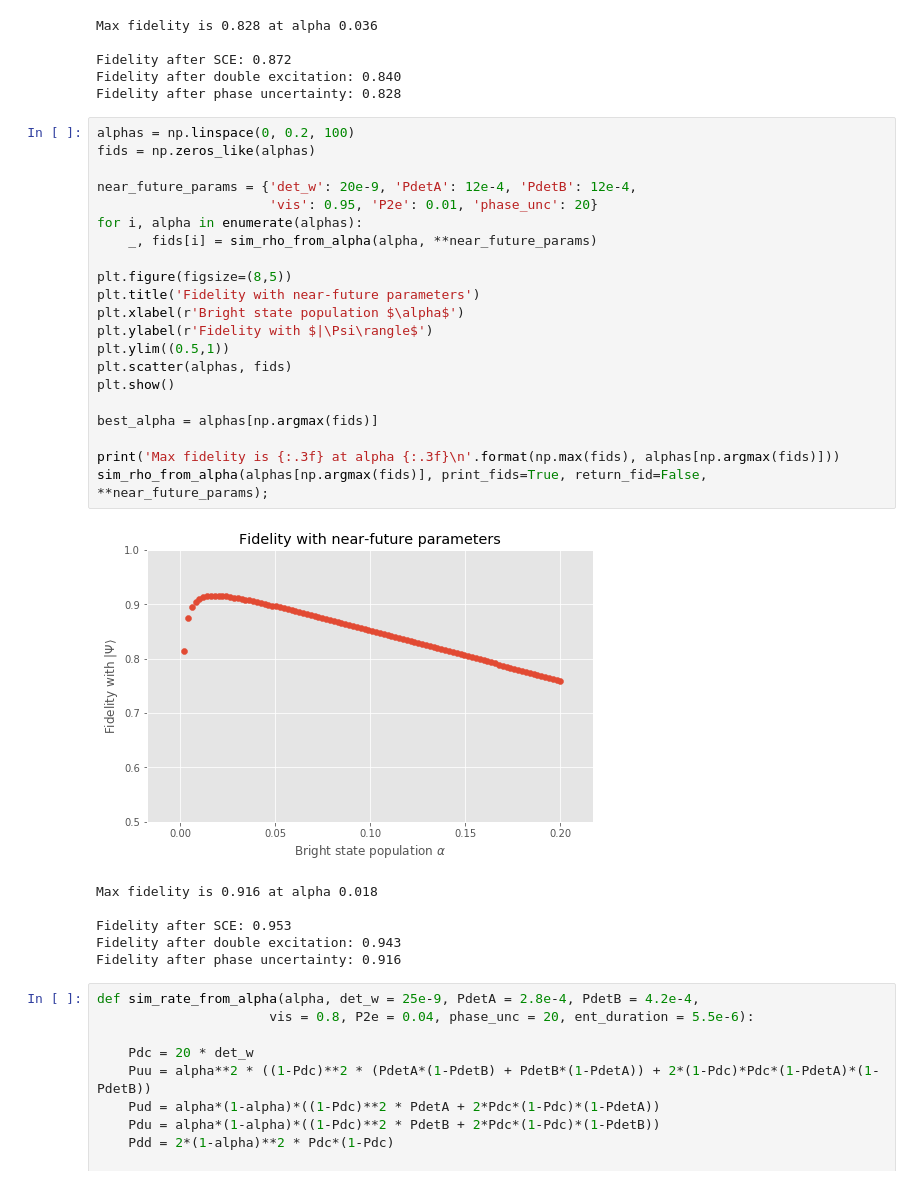
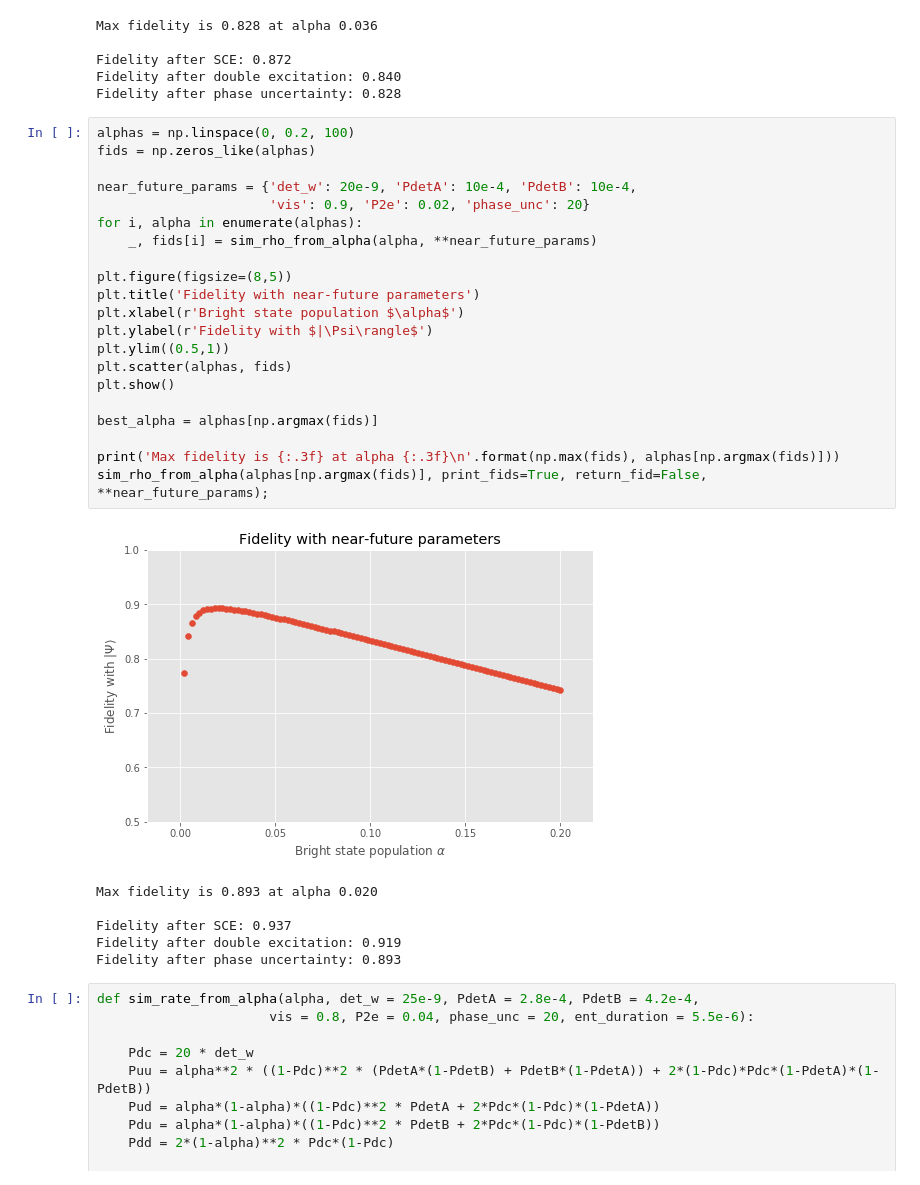
Before and after one commit to matpompili/go-nogo, a Jupyter notebook: Proposal.ipynb, the cells around one changed output. Cells and saved outputs as stored; diff of their text form.

```diff
--- a/Proposal.ipynb
+++ b/Proposal.ipynb
@@ -390,31 +390,31 @@ Fidelity after phase uncertainty: 0.828
 # %%
 alphas = np.linspace(0, 0.2, 100)
 fids = np.zeros_like(alphas)
 
-near_future_params = {'det_w': 20e-9, 'PdetA': 12e-4, 'PdetB': 12e-4,
-                      'vis': 0.95, 'P2e': 0.01, 'phase_unc': 20}
+near_future_params = {'det_w': 20e-9, 'PdetA': 10e-4, 'PdetB': 10e-4,
+                      'vis': 0.9, 'P2e': 0.02, 'phase_unc': 20}
 for i, alpha in enumerate(alphas):
     _, fids[i] = sim_rho_from_alpha(alpha, **near_future_params)
 
 plt.figure(figsize=(8,5))
 plt.title('Fidelity with near-future parameters')
 plt.xlabel(r'Bright state population $\alpha$')
 plt.ylabel(r'Fidelity with $|\Psi\rangle$')
 plt.ylim((0.5,1))
 plt.scatter(alphas, fids)
 plt.show()
 
 best_alpha = alphas[np.argmax(fids)]
 
 print('Max fidelity is {:.3f} at alpha {:.3f}\n'.format(np.max(fids), alphas[np.argmax(fids)]))
 sim_rho_from_alpha(alphas[np.argmax(fids)], print_fids=True, return_fid=False, **near_future_params);
 # %% [output]
-[figure, old version]
+[figure, new version]
-Max fidelity is 0.916 at alpha 0.018
+Max fidelity is 0.893 at alpha 0.020
 
-Fidelity after SCE: 0.953
-Fidelity after double excitation: 0.943
-Fidelity after phase uncertainty: 0.916
+Fidelity after SCE: 0.937
+Fidelity after double excitation: 0.919
+Fidelity after phase uncertainty: 0.893
 # %%
 def sim_rate_from_alpha(alpha, det_w = 25e-9, PdetA = 2.8e-4, PdetB = 4.2e-4,
                       vis = 0.8, P2e = 0.04, phase_unc = 20, ent_duration = 5.5e-6):
```
Also changed, not shown: parts of 13 cells of this notebook.
